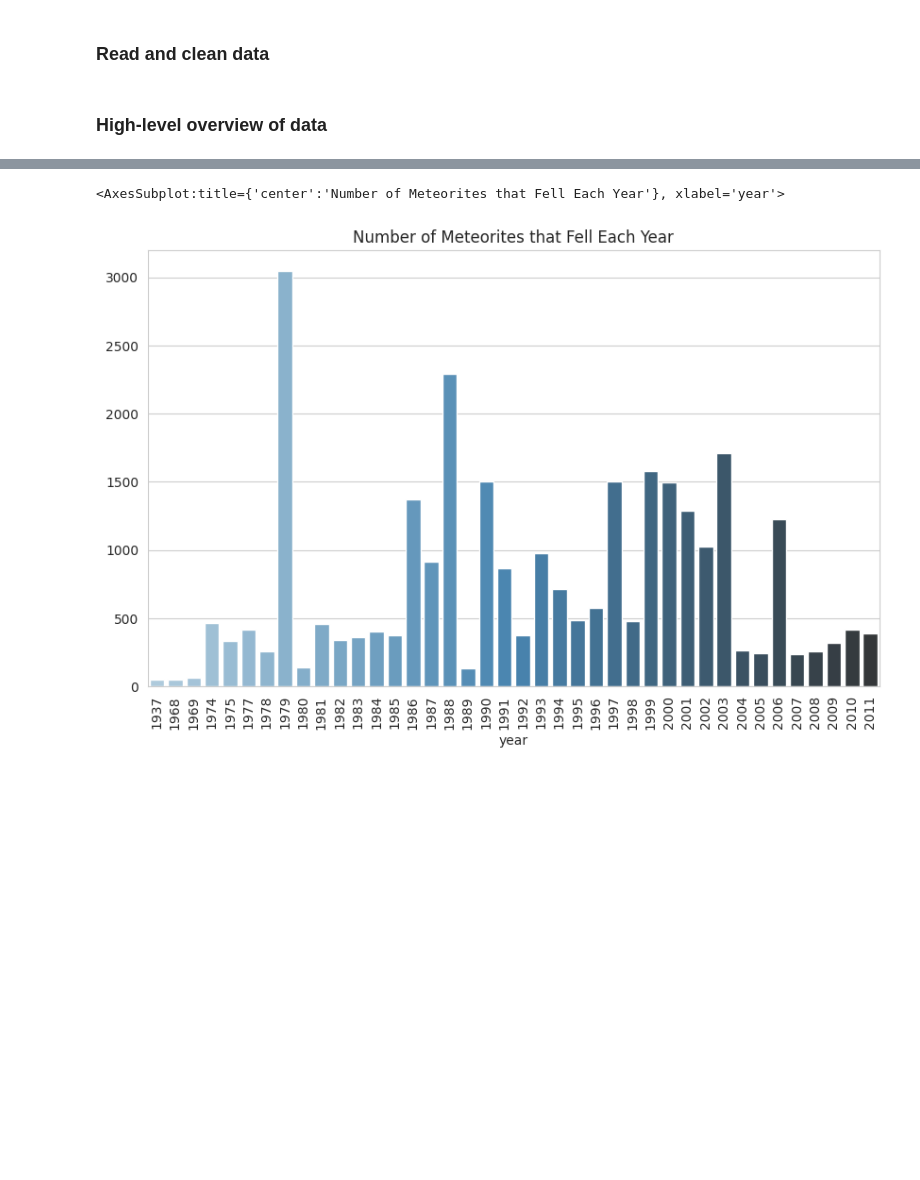
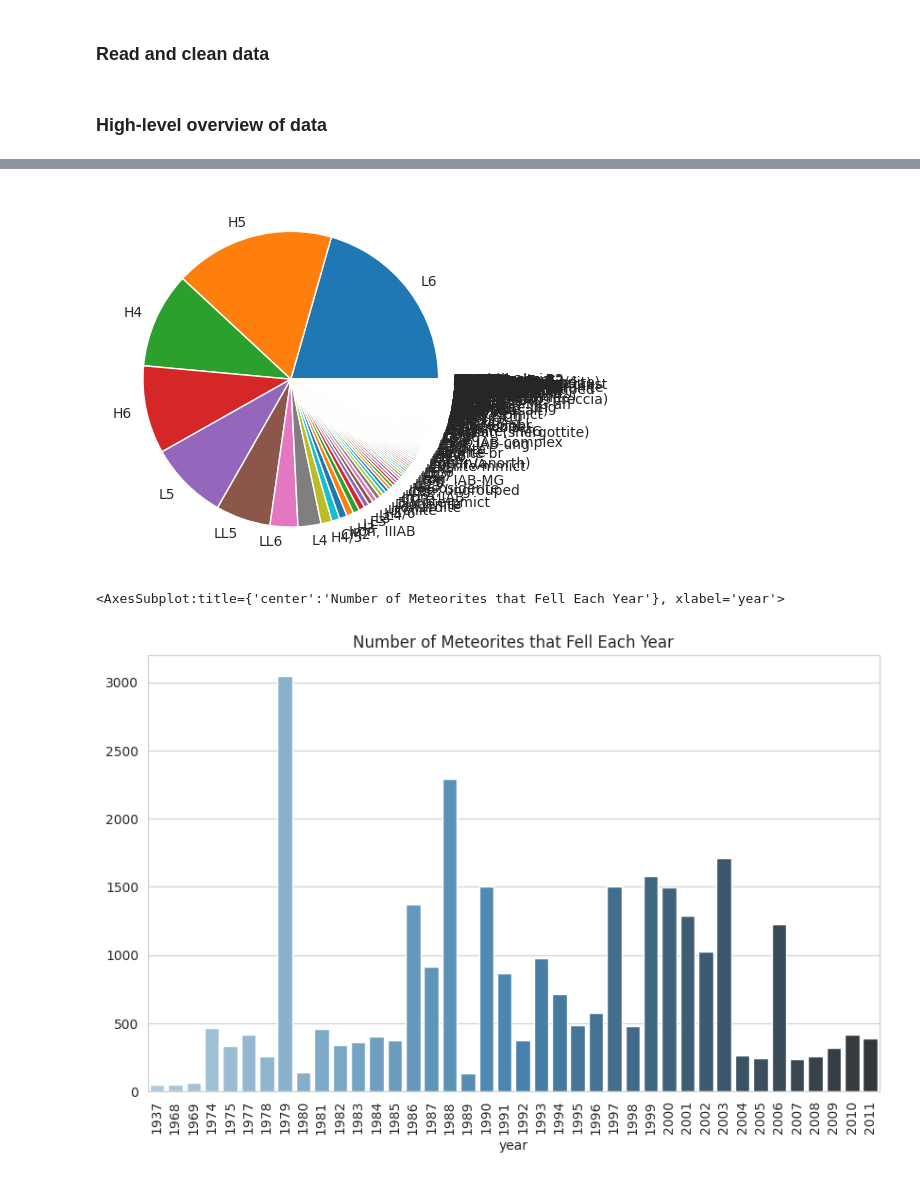
Before and after one commit to Dakobrah/Final, a Jupyter notebook: meteorites.ipynb, the cells around one changed output, grey strips where cells are left out. Cells and saved outputs as stored; diff of their text form; code cells hidden in the pictures; blank space fills up the shorter version.

```diff
--- a/meteorites.ipynb
+++ b/meteorites.ipynb
@@ -57,6 +57,13 @@ results
  'fall': Found    30642
  Fell      1063
  Name: fall, dtype: int64}
+# %%
+# Make a pie chart of the recclass
+plt.figure()
+plt.pie(results['recclass'], labels=results['recclass'].index)
+plt.show()
+# %% [output]
+[figure, added]
 # %%
 # Calculate how many meteorites fell in each year
 year_counts = df.groupby("year").count()["name"]
```
Also changed, not shown: parts of 10 cells of this notebook, 1 other file.
